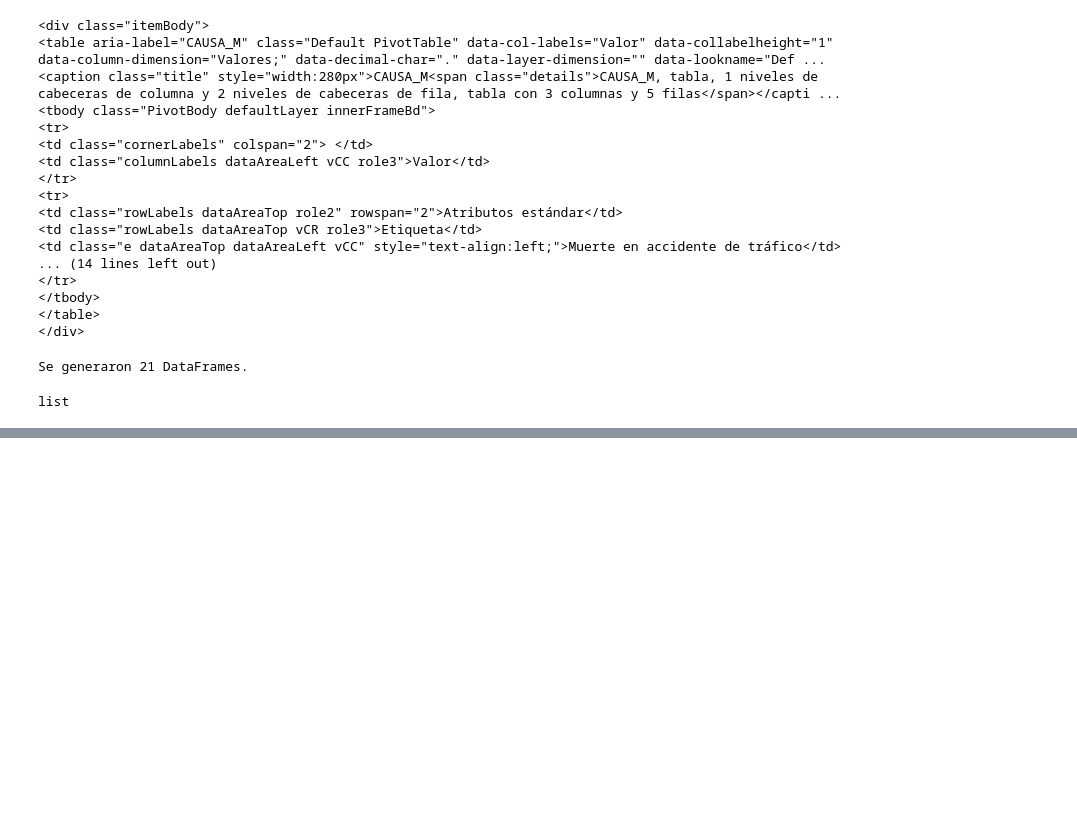
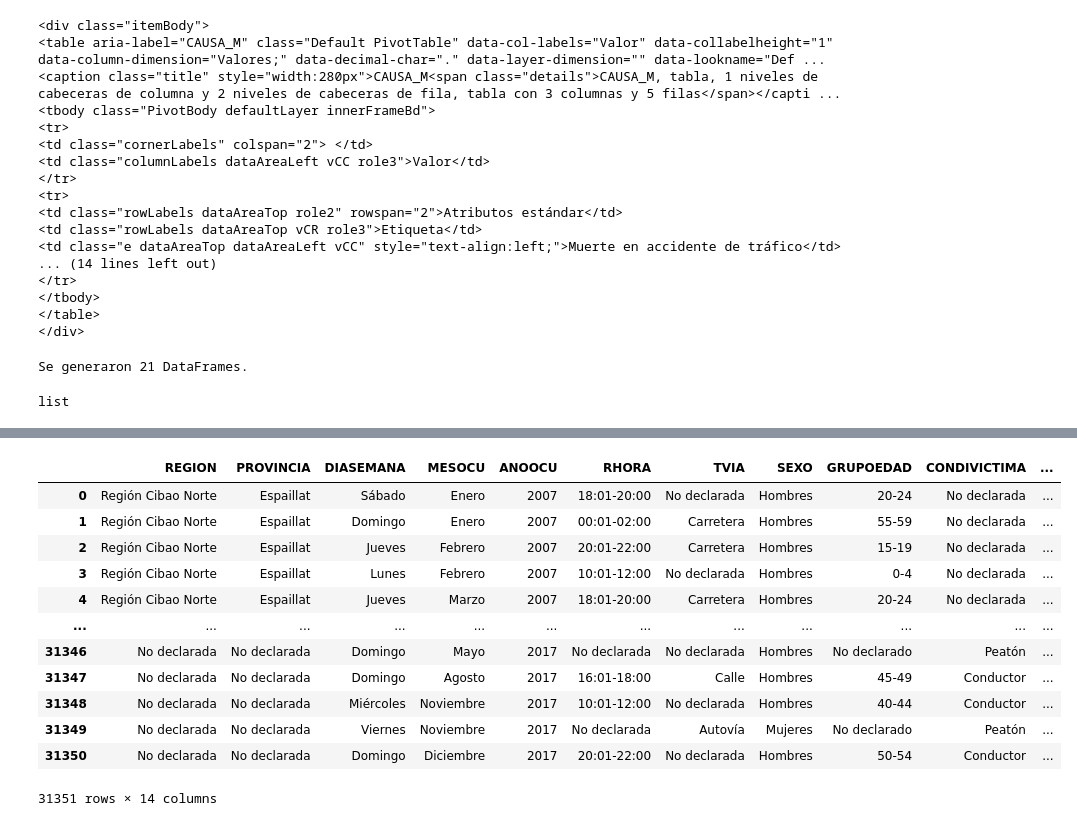
Before and after one commit to ngcarvajall/Accidentes_mortales_RD, a Jupyter notebook: Notebooks/Defunciones.ipynb, the cells around one changed output, grey strips where cells are left out. Saved outputs shown, nothing was run; the diff lists cells and outputs as text; code cells hidden in the pictures; blank space fills up the shorter version.

```diff
--- a/Notebooks/Defunciones.ipynb
+++ b/Notebooks/Defunciones.ipynb
@@ -268,6 +270,7 @@ for i, df in enumerate(dataframes_list):
     df = df[[0,1]]
     df = df[:-1]
     df.columns = ['Valor', 'Significado']
+    df['Valor'] = df['Valor'].astype('int64')
 
     # Reiniciar el índice
     df.reset_index(drop=True, inplace=True)
@@ -281,0 +446,16 @@ df_mediot, df_estrello, df_vehichoque = dataframes_list
+# %%
+df_llena
+# %% [output]
+|  | REGION | PROVINCIA | DIASEMANA | MESOCU | ANOOCU | RHORA | TVIA | SEXO | GRUPOEDAD | CONDIVICTIMA | ... |
+| 0 | Región Cibao Norte | Espaillat | Sábado | Enero | 2007 | 18:01-20:00 | No declarada | Hombres | 20-24 | No declarada | ... |
+| 1 | Región Cibao Norte | Espaillat | Domingo | Enero | 2007 | 00:01-02:00 | Carretera | Hombres | 55-59 | No declarada | ... |
+| 2 | Región Cibao Norte | Espaillat | Jueves | Febrero | 2007 | 20:01-22:00 | Carretera | Hombres | 15-19 | No declarada | ... |
+| 3 | Región Cibao Norte | Espaillat | Lunes | Febrero | 2007 | 10:01-12:00 | No declarada | Hombres | 0-4 | No declarada | ... |
+| 4 | Región Cibao Norte | Espaillat | Jueves | Marzo | 2007 | 18:01-20:00 | Carretera | Hombres | 20-24 | No declarada | ... |
+| ... | ... | ... | ... | ... | ... | ... | ... | ... | ... | ... | ... |
+| 31346 | No declarada | No declarada | Domingo | Mayo | 2017 | No declarada | No declarada | Hombres | No declarado | Peatón | ... |
+| 31347 | No declarada | No declarada | Domingo | Agosto | 2017 | 16:01-18:00 | Calle | Hombres | 45-49 | Conductor | ... |
+| 31348 | No declarada | No declarada | Miércoles | Noviembre | 2017 | 10:01-12:00 | No declarada | Hombres | 40-44 | Conductor | ... |
+| 31349 | No declarada | No declarada | Viernes | Noviembre | 2017 | No declarada | Autovía | Mujeres | No declarado | Peatón | ... |
+| 31350 | No declarada | No declarada | Domingo | Diciembre | 2017 | 20:01-22:00 | No declarada | Hombres | 50-54 | Conductor | ... |
+31351 rows × 14 columns
```
Also changed, not shown: parts of 10 cells of this notebook, 1 other file.
